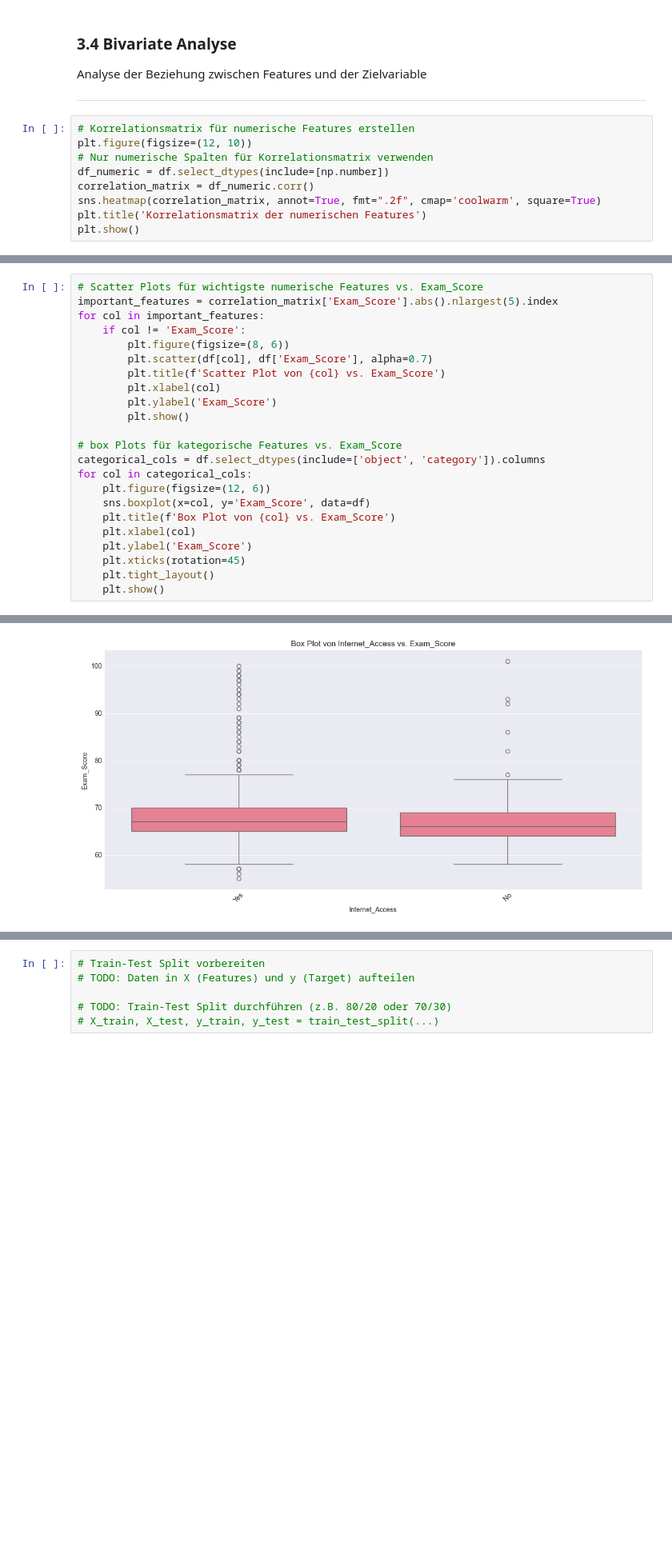
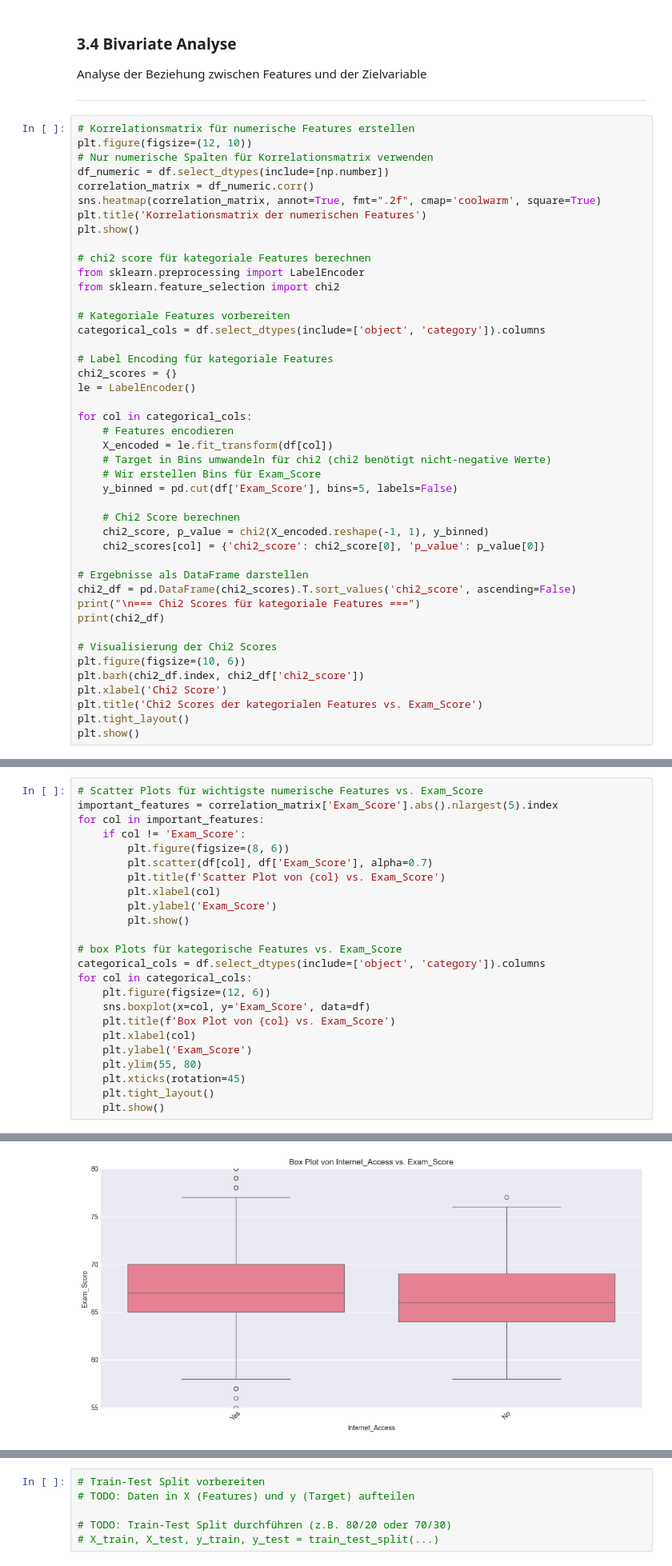
Before and after one commit to Simon5gitty/HubiLucki----ML, a Jupyter notebook: ML_Projekt_StudentPerformance.ipynb, the cells around one changed output, grey strips where cells are left out. Shown at 80% size. Cells and saved outputs as stored; diff of their text form; blank space fills up the shorter version.

```diff
--- a/ML_Projekt_StudentPerformance.ipynb
+++ b/ML_Projekt_StudentPerformance.ipynb
@@ -310,5 +310,40 @@ correlation_matrix = df_numeric.corr()
 sns.heatmap(correlation_matrix, annot=True, fmt=".2f", cmap='coolwarm', square=True)
 plt.title('Korrelationsmatrix der numerischen Features')
 plt.show()
+
+# chi2 score für kategoriale Features berechnen
+from sklearn.preprocessing import LabelEncoder
+from sklearn.feature_selection import chi2
+
+# Kategoriale Features vorbereiten
+categorical_cols = df.select_dtypes(include=['object', 'category']).columns
+
+# Label Encoding für kategoriale Features
+chi2_scores = {}
+le = LabelEncoder()
+
+for col in categorical_cols:
+    # Features encodieren
+    X_encoded = le.fit_transform(df[col])
+    # Target in Bins umwandeln für chi2 (chi2 benötigt nicht-negative Werte)
+    # Wir erstellen Bins für Exam_Score
+    y_binned = pd.cut(df['Exam_Score'], bins=5, labels=False)
+
+    # Chi2 Score berechnen
+    chi2_score, p_value = chi2(X_encoded.reshape(-1, 1), y_binned)
+    chi2_scores[col] = {'chi2_score': chi2_score[0], 'p_value': p_value[0]}
+
+# Ergebnisse als DataFrame darstellen
+chi2_df = pd.DataFrame(chi2_scores).T.sort_values('chi2_score', ascending=False)
+print("\n=== Chi2 Scores für kategoriale Features ===")
+print(chi2_df)
+
+# Visualisierung der Chi2 Scores
+plt.figure(figsize=(10, 6))
+plt.barh(chi2_df.index, chi2_df['chi2_score'])
+plt.xlabel('Chi2 Score')
+plt.title('Chi2 Scores der kategorialen Features vs. Exam_Score')
+plt.tight_layout()
+plt.show()
 # %% [output]
 [figure]
@@ -332,6 +443,7 @@ for col in categorical_cols:
     plt.title(f'Box Plot von {col} vs. Exam_Score')
     plt.xlabel(col)
     plt.ylabel('Exam_Score')
+    plt.ylim(55, 80)
     plt.xticks(rotation=45)
     plt.tight_layout()
     plt.show()
@@ -347 +459 @@ for col in categorical_cols:
-[figure, old version]
+[figure, new version]
```
Also changed, not shown: parts of 7 cells of this notebook.
